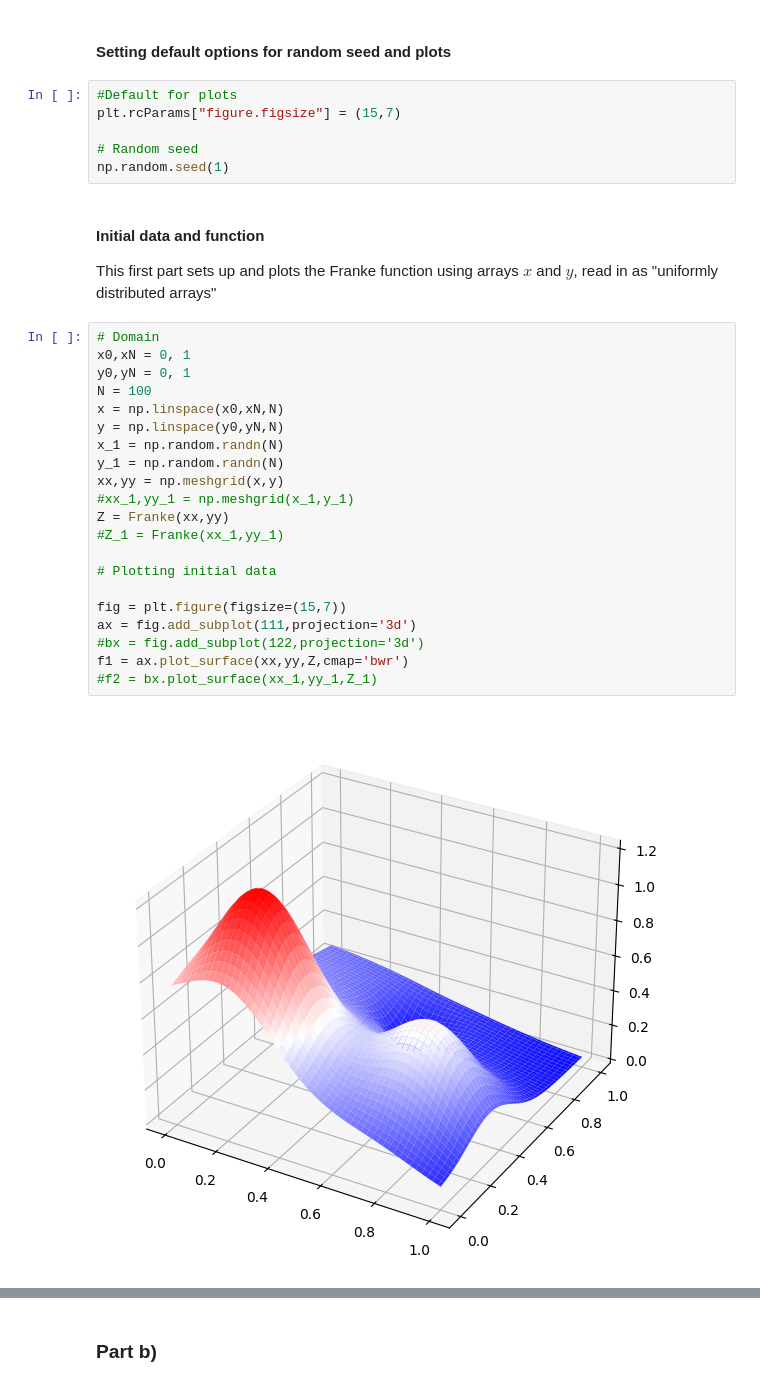
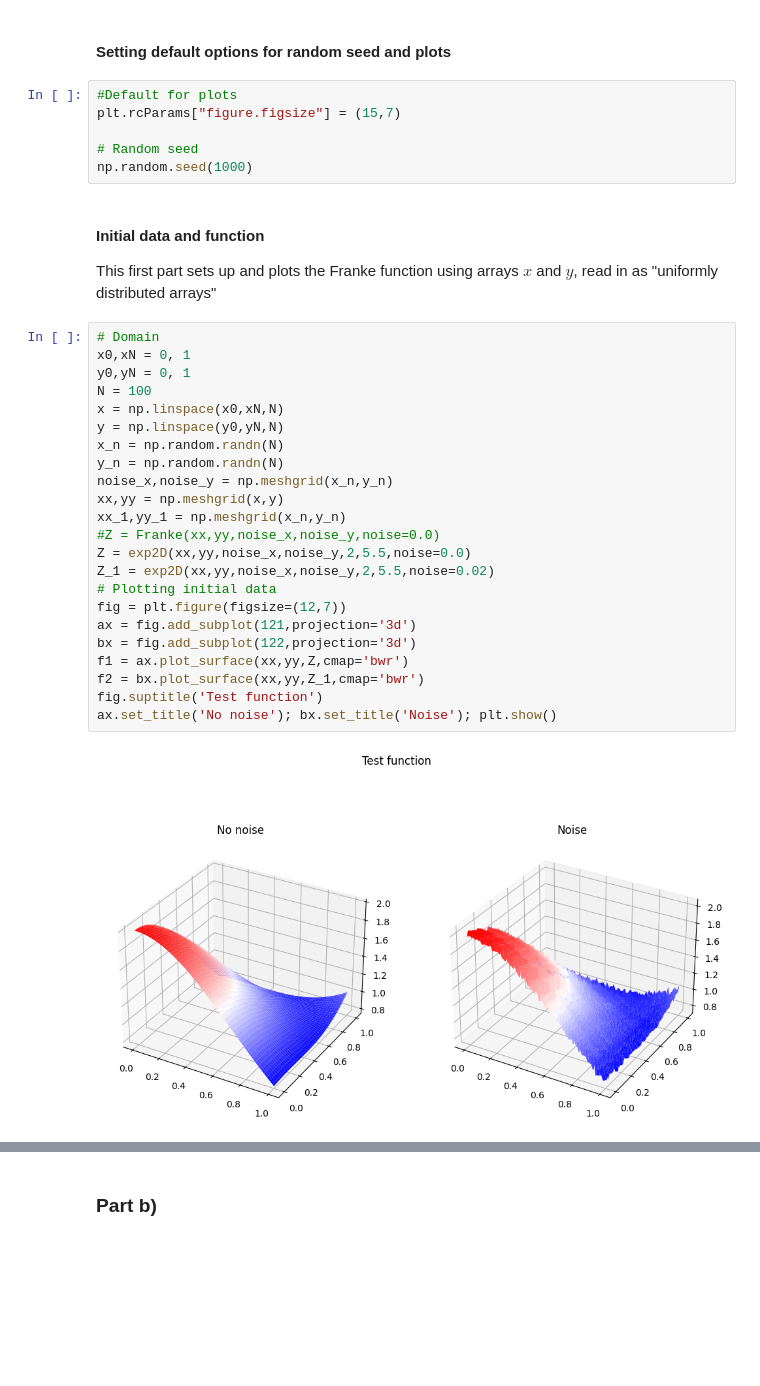
Before and after one commit to andersthorstadboe/project-1-fys-stk4155-lin-regression, a Jupyter notebook: project-1.ipynb, the cells around one changed output, grey strips where cells are left out. Drawn from its saved outputs; the diff is of its cells as text; blank space fills up the shorter version.

```diff
--- a/project-1.ipynb
+++ b/project-1.ipynb
@@ -23,31 +23,33 @@ from sklearn.linear_model import LinearRegression
 plt.rcParams["figure.figsize"] = (15,7)
 
 # Random seed
-np.random.seed(1)
+np.random.seed(1000)
 # %% [markdown]
 #### Initial data and function
 This first part sets up and plots the Franke function using arrays $x$ and $y$, read in as "uniformly distributed arrays"
 # %%
 # Domain
 x0,xN = 0, 1
 y0,yN = 0, 1
 N = 100
 x = np.linspace(x0,xN,N)
 y = np.linspace(y0,yN,N)
-x_1 = np.random.randn(N)
-y_1 = np.random.randn(N)
+x_n = np.random.randn(N)
+y_n = np.random.randn(N)
+noise_x,noise_y = np.meshgrid(x_n,y_n)
 xx,yy = np.meshgrid(x,y)
-#xx_1,yy_1 = np.meshgrid(x_1,y_1)
-Z = Franke(xx,yy)
-#Z_1 = Franke(xx_1,yy_1)
-
+xx_1,yy_1 = np.meshgrid(x_n,y_n)
+#Z = Franke(xx,yy,noise_x,noise_y,noise=0.0)
+Z = exp2D(xx,yy,noise_x,noise_y,2,5.5,noise=0.0)
+Z_1 = exp2D(xx,yy,noise_x,noise_y,2,5.5,noise=0.02)
 # Plotting initial data
-
-fig = plt.figure(figsize=(15,7))
-ax = fig.add_subplot(111,projection='3d')
-#bx = fig.add_subplot(122,projection='3d')
+fig = plt.figure(figsize=(12,7))
+ax = fig.add_subplot(121,projection='3d')
+bx = fig.add_subplot(122,projection='3d')
 f1 = ax.plot_surface(xx,yy,Z,cmap='bwr')
-#f2 = bx.plot_surface(xx_1,yy_1,Z_1)
+f2 = bx.plot_surface(xx,yy,Z_1,cmap='bwr')
+fig.suptitle('Test function')
+ax.set_title('No noise'); bx.set_title('Noise'); plt.show()
 # %% [output]
-[figure, old version]
+[figure, new version]
 # %% [markdown]
```
Also changed, not shown: parts of 4 cells of this notebook, 2 other files.
